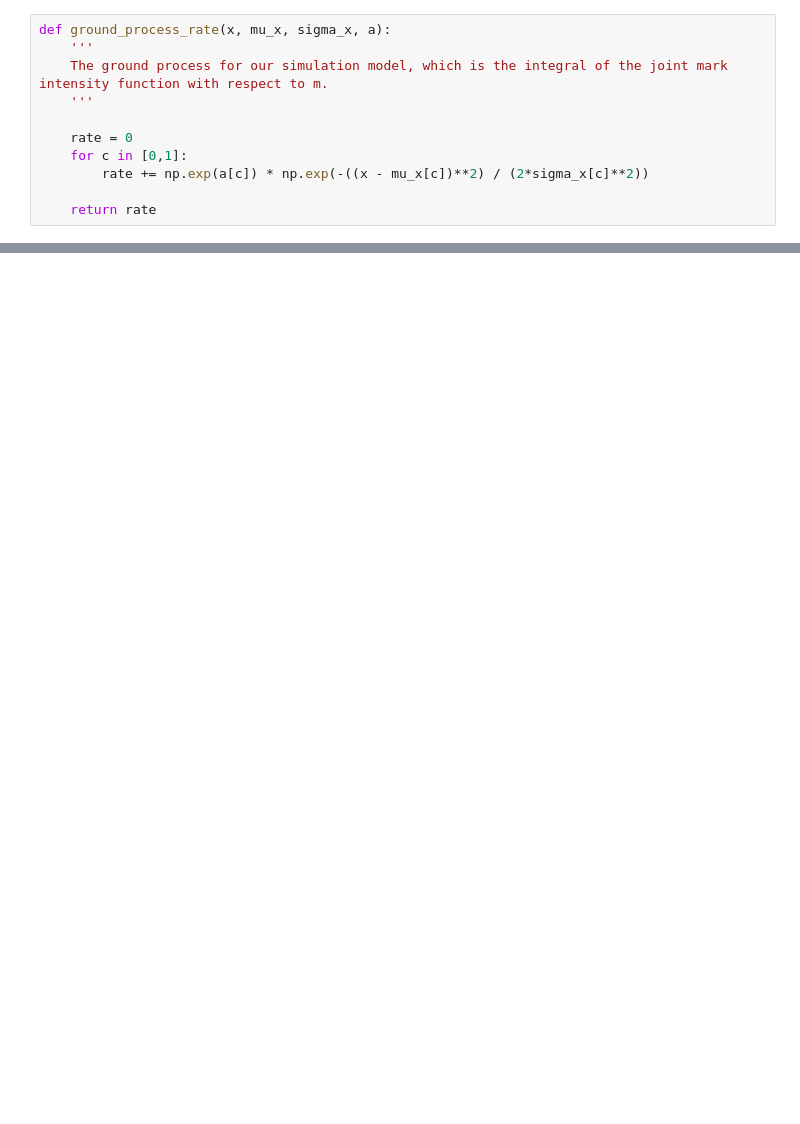
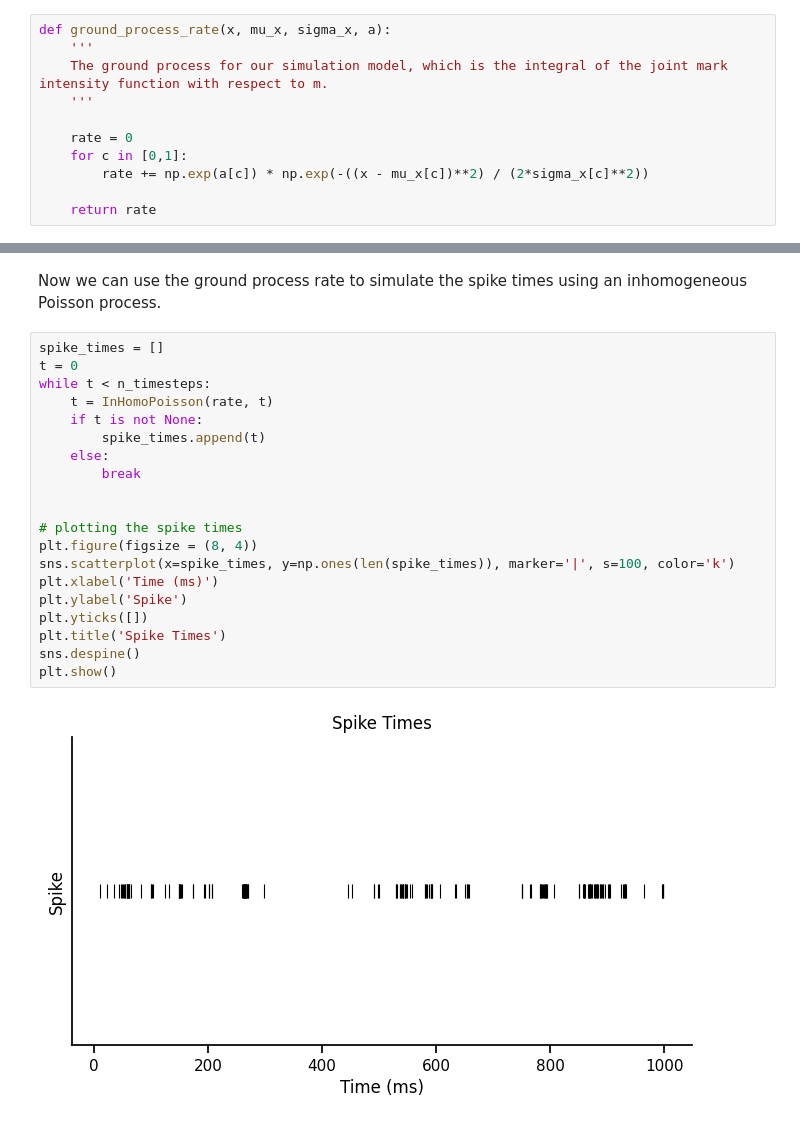
Before and after one commit to Sid-Rafilson-1617/Clusterless-Decoding, a Jupyter notebook: SimulatedData.ipynb, the cells around one changed output, grey strips where cells are left out. Drawn from its saved outputs; the diff is of its cells as text; blank space fills up the shorter version.

```diff
--- a/SimulatedData.ipynb
+++ b/SimulatedData.ipynb
@@ -143,0 +133,24 @@ plt.show()
+# %% [markdown]
+Now we can use the ground process rate to simulate the spike times using an inhomogeneous Poisson process.
+# %%
+spike_times = []
+t = 0
+while t < n_timesteps:
+    t = InHomoPoisson(rate, t)
+    if t is not None:
+        spike_times.append(t)
+    else:
+        break
+
+
+# plotting the spike times
+plt.figure(figsize = (8, 4))
+sns.scatterplot(x=spike_times, y=np.ones(len(spike_times)), marker='|', s=100, color='k')
+plt.xlabel('Time (ms)')
+plt.ylabel('Spike')
+plt.yticks([])
+plt.title('Spike Times')
+sns.despine()
+plt.show()
+# %% [output]
+[figure, added]
```
Also changed, not shown: parts of 19 cells of this notebook.
